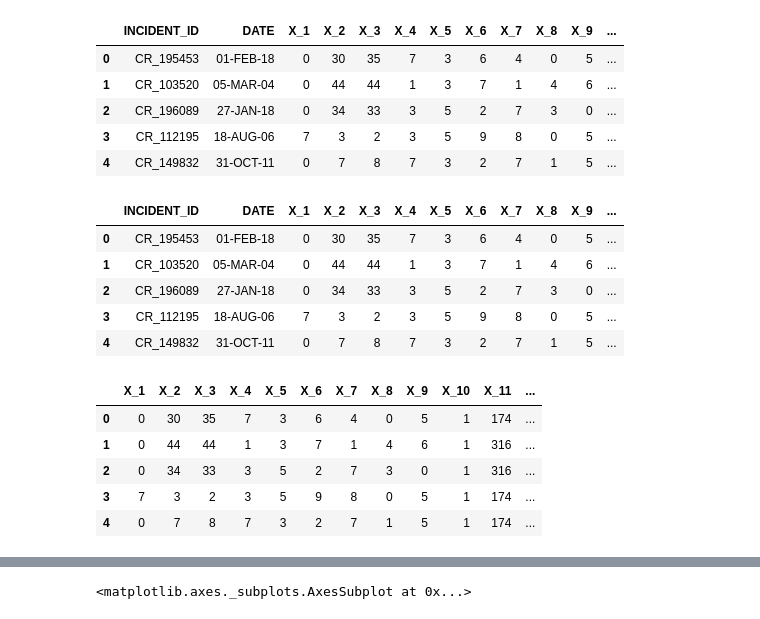
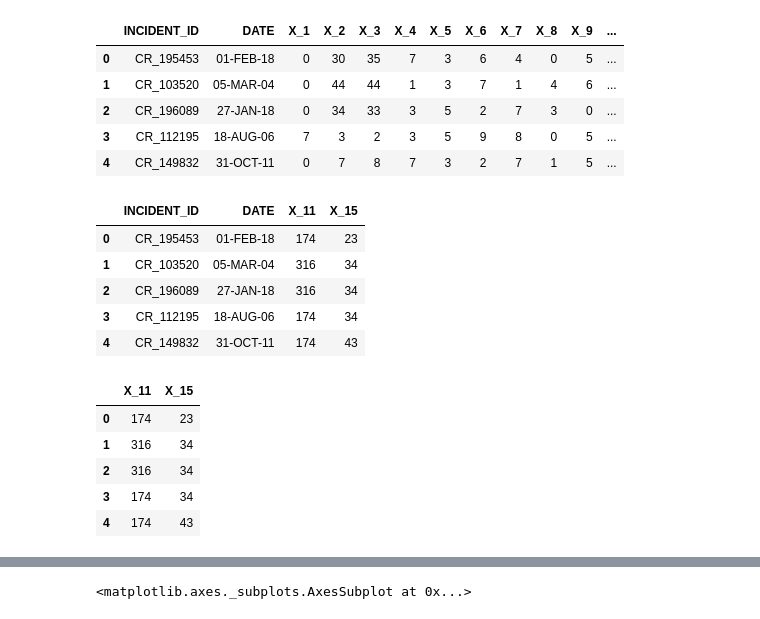
Before and after one commit to shobhitsundriyal/f_challenges, a Jupyter notebook: HE_NDS.ipynb, the cells around one changed output, grey strips where cells are left out. Cells and saved outputs as stored; diff of their text form; code cells hidden in the pictures.

```diff
--- a/HE_NDS.ipynb
+++ b/HE_NDS.ipynb
@@ -31,7 +36,7 @@ train_df.shape
 (23856, 18)
 # %%
 #--------------------------------------------
-#train_df.drop(try_drop, axis=1, inplace=True)
+train_df.drop(try_drop, axis=1, inplace=True)
 '''
 cat_df = pd.get_dummies(train_df['X_5'],)
 label = train_df['MULTIPLE_OFFENSE']
@@ -132,3 +175,10 @@ xgb = XGBClassifier(max_depth=6, base_score=0.4, learning_rate=0.3, booster='dar
+# %%
+try_drop = []
+for i in range(15):
+  try_drop.append('X_' + str(i+1))
+
+try_drop.remove('X_11',)
+try_drop.remove('X_15',)
 # %%
 xgb.fit(x_train, y_train)
 #xgb.fit(x_train, y_train, x_test, y_test)
@@ -160,29 +223,29 @@ test_df.head()
 | 4 | CR_149832 | 31-OCT-11 | 0 | 7 | 8 | 7 | 3 | 2 | 7 | 1 | 5 | ... |
 # %%
 #-------------------------------------
-#test_df.drop(try_drop, axis=1, inplace=True)
+test_df.drop(try_drop, axis=1, inplace=True)
 '''
 cat = pd.get_dummies(test_df.X_5)
 test_df = pd.concat([test_df, cat], axis=1)
 test_df.drop(['X_5'], axis=1, inplace=True)'''
 test_df.head()
 # %% [output]
-|  | INCIDENT_ID | DATE | X_1 | X_2 | X_3 | X_4 | X_5 | X_6 | X_7 | X_8 | X_9 | ... |
-| 0 | CR_195453 | 01-FEB-18 | 0 | 30 | 35 | 7 | 3 | 6 | 4 | 0 | 5 | ... |
-| 1 | CR_103520 | 05-MAR-04 | 0 | 44 | 44 | 1 | 3 | 7 | 1 | 4 | 6 | ... |
-| 2 | CR_196089 | 27-JAN-18 | 0 | 34 | 33 | 3 | 5 | 2 | 7 | 3 | 0 | ... |
-| 3 | CR_112195 | 18-AUG-06 | 7 | 3 | 2 | 3 | 5 | 9 | 8 | 0 | 5 | ... |
-| 4 | CR_149832 | 31-OCT-11 | 0 | 7 | 8 | 7 | 3 | 2 | 7 | 1 | 5 | ... |
+|  | INCIDENT_ID | DATE | X_11 | X_15 |
+| 0 | CR_195453 | 01-FEB-18 | 174 | 23 |
+| 1 | CR_103520 | 05-MAR-04 | 316 | 34 |
+| 2 | CR_196089 | 27-JAN-18 | 316 | 34 |
+| 3 | CR_112195 | 18-AUG-06 | 174 | 34 |
+| 4 | CR_149832 | 31-OCT-11 | 174 | 43 |
 # %%
 pred_on = test_df.iloc[:, 2:]
 pred_on.head()
 # %% [output]
-|  | X_1 | X_2 | X_3 | X_4 | X_5 | X_6 | X_7 | X_8 | X_9 | X_10 | X_11 | ... |
-| 0 | 0 | 30 | 35 | 7 | 3 | 6 | 4 | 0 | 5 | 1 | 174 | ... |
-| 1 | 0 | 44 | 44 | 1 | 3 | 7 | 1 | 4 | 6 | 1 | 316 | ... |
-| 2 | 0 | 34 | 33 | 3 | 5 | 2 | 7 | 3 | 0 | 1 | 316 | ... |
-| 3 | 7 | 3 | 2 | 3 | 5 | 9 | 8 | 0 | 5 | 1 | 174 | ... |
-| 4 | 0 | 7 | 8 | 7 | 3 | 2 | 7 | 1 | 5 | 1 | 174 | ... |
+|  | X_11 | X_15 |
+| 0 | 174 | 23 |
+| 1 | 316 | 34 |
+| 2 | 316 | 34 |
+| 3 | 174 | 34 |
+| 4 | 174 | 43 |
 # %%
 pred_on = impute.transform(pred_on)
 pred_on = std.transform(pred_on)
```
Also changed, not shown: parts of 25 cells of this notebook.
